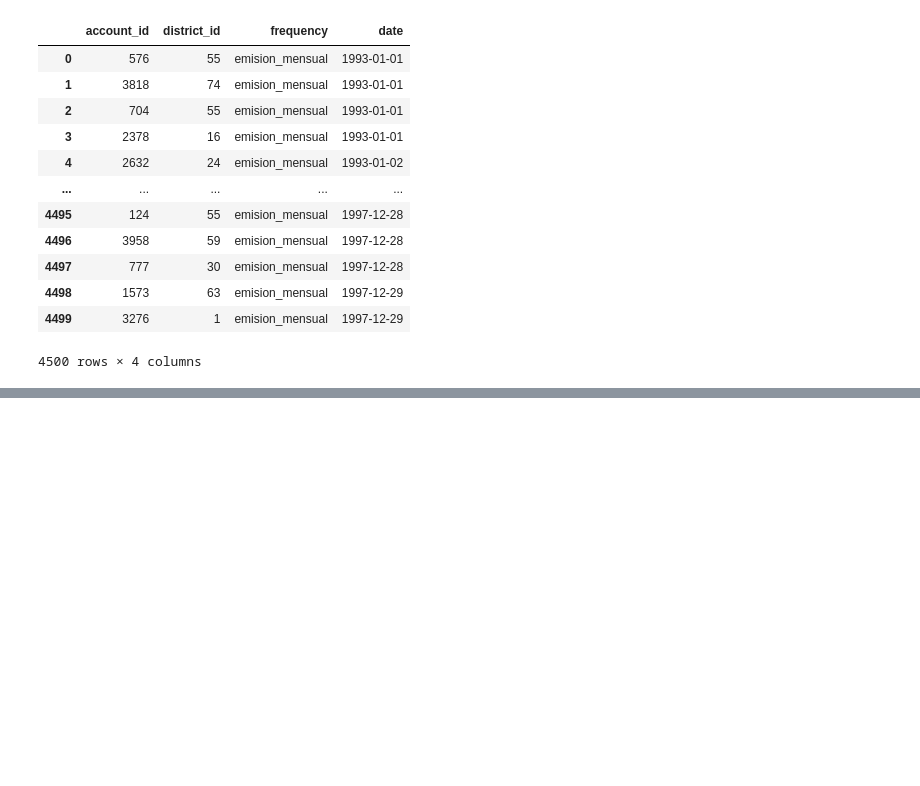
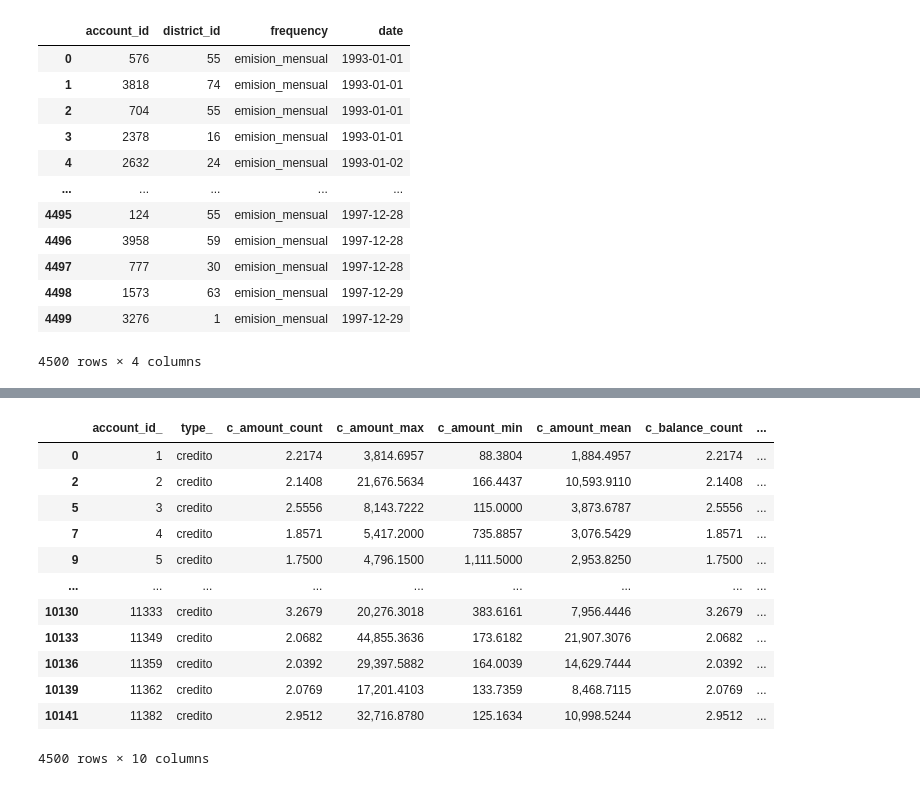
Before and after one commit to Jav10/ClusterBank, a Jupyter notebook: examen2.ipynb, the cells around one changed output, grey strips where cells are left out. Saved outputs shown, nothing was run; the diff lists cells and outputs as text; code cells hidden in the pictures; blank space fills up the shorter version.

```diff
--- a/examen2.ipynb
+++ b/examen2.ipynb
@@ -322,0 +417,24 @@ account['date']=pd.to_datetime(account['date'], format="%Y%m%d")
+# %%
+trans_credito = aux_trans.loc[aux_trans.type_=='credito'].copy()
+trans_debito = aux_trans.loc[aux_trans.type_=='debito'].copy()
+trans_efectivo = aux_trans.loc[aux_trans.type_=='retiro_en_efectivo'].copy()
+# %%
+trans_credito.columns = ["c_"+x if x not in ['account_id_','type_'] else x for x in trans_credito.columns]
+trans_debito.columns = ["d_"+x if x not in ['account_id_','type_'] else x for x in trans_debito.columns]
+trans_efectivo.columns = ["f_"+x if x not in ['account_id_','type_'] else x for x in trans_efectivo.columns]
+# %%
+trans_credito
+# %% [output]
+|  | account_id_ | type_ | c_amount_count | c_amount_max | c_amount_min | c_amount_mean | c_balance_count | ... |
+| 0 | 1 | credito | 2.2174 | 3,814.6957 | 88.3804 | 1,884.4957 | 2.2174 | ... |
+| 2 | 2 | credito | 2.1408 | 21,676.5634 | 166.4437 | 10,593.9110 | 2.1408 | ... |
+| 5 | 3 | credito | 2.5556 | 8,143.7222 | 115.0000 | 3,873.6787 | 2.5556 | ... |
+| 7 | 4 | credito | 1.8571 | 5,417.2000 | 735.8857 | 3,076.5429 | 1.8571 | ... |
+| 9 | 5 | credito | 1.7500 | 4,796.1500 | 1,111.5000 | 2,953.8250 | 1.7500 | ... |
+| ... | ... | ... | ... | ... | ... | ... | ... | ... |
+| 10130 | 11333 | credito | 3.2679 | 20,276.3018 | 383.6161 | 7,956.4446 | 3.2679 | ... |
+| 10133 | 11349 | credito | 2.0682 | 44,855.3636 | 173.6182 | 21,907.3076 | 2.0682 | ... |
+| 10136 | 11359 | credito | 2.0392 | 29,397.5882 | 164.0039 | 14,629.7444 | 2.0392 | ... |
+| 10139 | 11362 | credito | 2.0769 | 17,201.4103 | 133.7359 | 8,468.7115 | 2.0769 | ... |
+| 10141 | 11382 | credito | 2.9512 | 32,716.8780 | 125.1634 | 10,998.5244 | 2.9512 | ... |
+4500 rows × 10 columns
```
Also changed, not shown: parts of 19 cells of this notebook.
